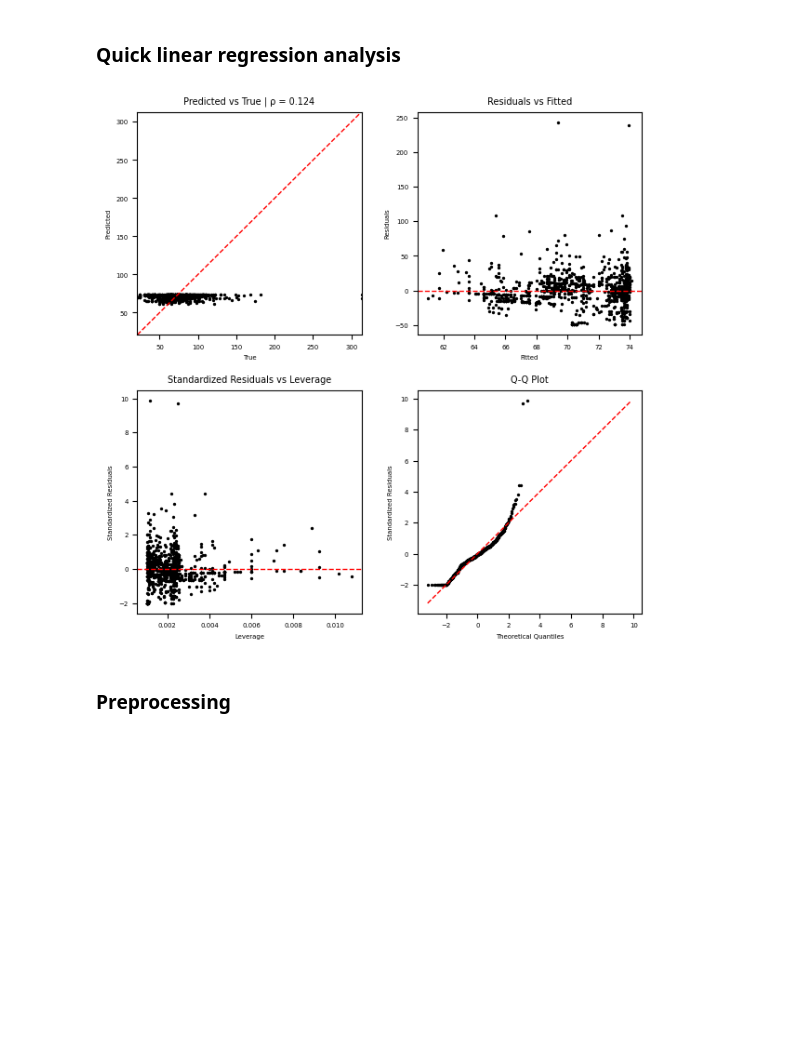
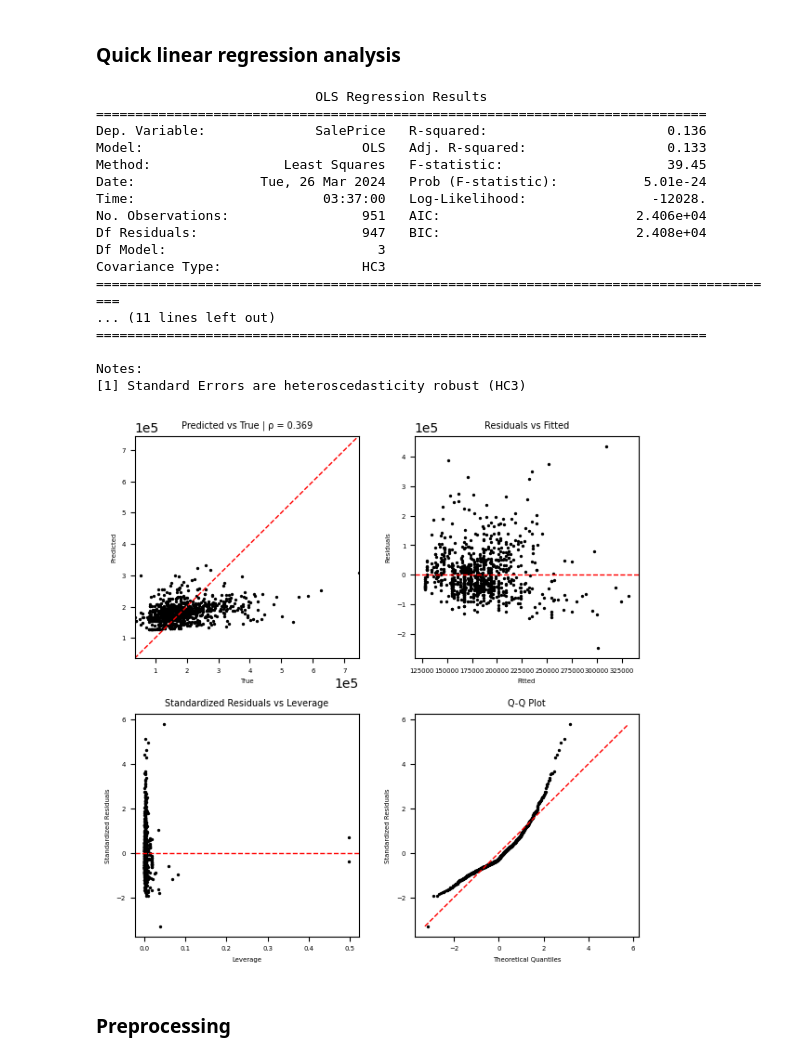
Before and after one commit to ajy25/TabularMagic, a Jupyter notebook: demo/regression_start_to_finish_demo.ipynb, the cells around one changed output. Saved outputs shown, nothing was run; the diff lists cells and outputs as text; code cells hidden in the pictures; blank space fills up the shorter version.

Commit message:
debug poly()

```diff
--- a/demo/regression_start_to_finish_demo.ipynb
+++ b/demo/regression_start_to_finish_demo.ipynb
@@ -89,10 +89,28 @@ train_eda.plot_continuous_pairs(
 # %% [markdown]
 ### Quick linear regression analysis
 # %%
-train_reg_report, test_reg_report = tm.lm_rlike('LotFrontage ~ YearBuilt')
+train_reg_report, test_reg_report = tm.lm_rlike('SalePrice ~ poly(LotFrontage, 3)')
+print(train_reg_report.statsmodels_summary())
 train_reg_report.plot_diagnostics()
 # %% [output]
+                            OLS Regression Results
+==============================================================================
+Dep. Variable:              SalePrice   R-squared:                       0.136
+Model:                            OLS   Adj. R-squared:                  0.133
+Method:                 Least Squares   F-statistic:                     39.45
+Date:                Tue, 26 Mar 2024   Prob (F-statistic):           5.01e-24
+Time:                        03:37:00   Log-Likelihood:                -12028.
+No. Observations:                 951   AIC:                         2.406e+04
+Df Residuals:                     947   BIC:                         2.408e+04
+Df Model:                           3
+Covariance Type:                  HC3
+========================================================================================
+... (11 lines left out)
+==============================================================================
+
+Notes:
+[1] Standard Errors are heteroscedasticity robust (HC3)
-[figure, old version]
+[figure, new version]
 # %% [markdown]
 ### Preprocessing
 # %%
```
Also changed, not shown: 3 other files.
